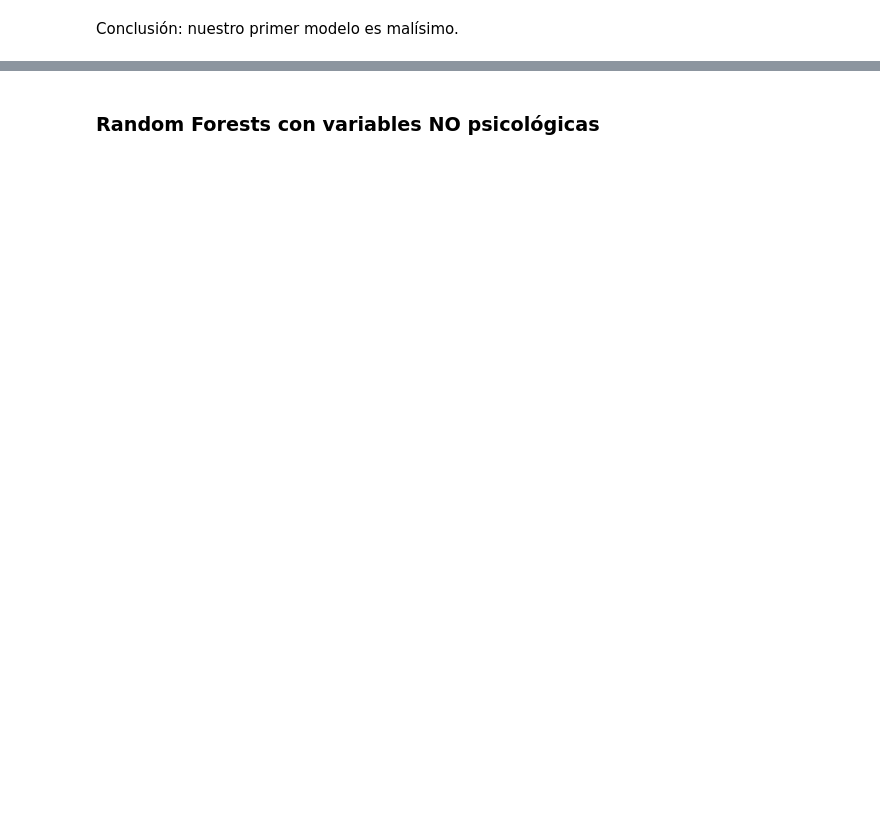
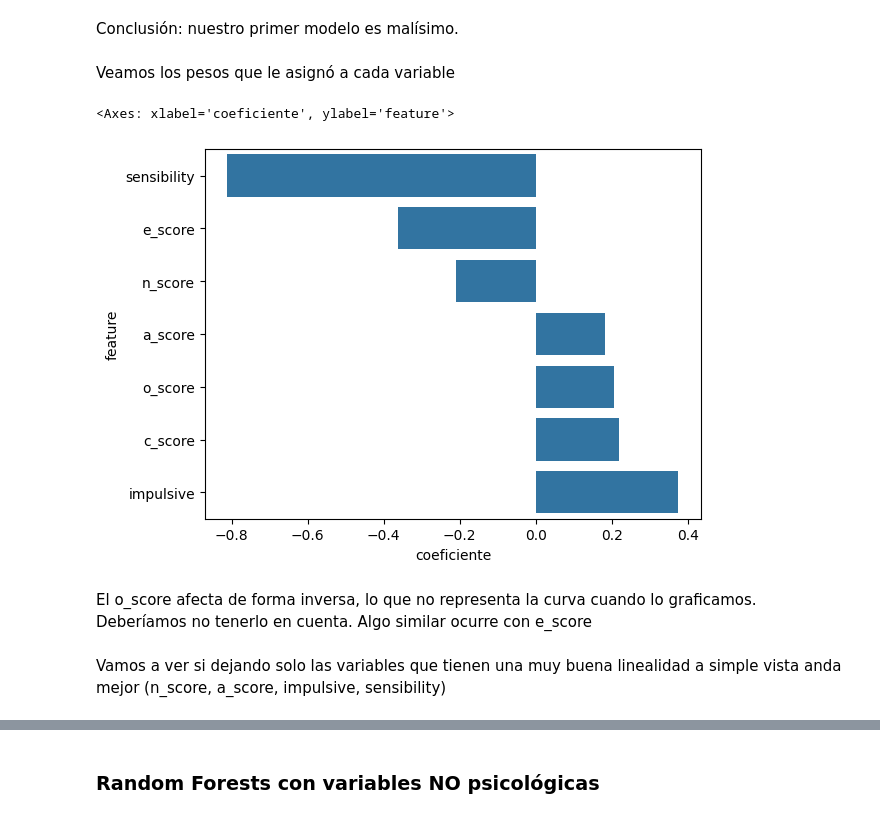
Before and after one commit to federicoFrancesconi/UCSE-2024-ML-TP1, a Jupyter notebook: tp1_EDA.ipynb, the cells around one changed output, grey strips where cells are left out. Saved outputs shown, nothing was run; the diff lists cells and outputs as text; code cells hidden in the pictures; blank space fills up the shorter version.

```diff
--- a/tp1_EDA.ipynb
+++ b/tp1_EDA.ipynb
@@ -1196,2 +1237,20 @@ evaluate_model(lr_model, title='LR con variables psicológicas')
 # %% [markdown]
 Conclusión: nuestro primer modelo es malísimo.
+# %% [markdown]
+Veamos los pesos que le asignó a cada variable
+# %%
+clf = lr_model.named_steps['classifier']
+
+df_importancia = pd.DataFrame({
+    'feature': lr_mapper.transformed_names_,
+    'coeficiente': clf.coef_[0],
+}).sort_values(by='coeficiente')
+
+sns.barplot(data=df_importancia, x='coeficiente', y='feature')
+# %% [output]
+<Axes: xlabel='coeficiente', ylabel='feature'>
+[figure, added]
+# %% [markdown]
+El o_score afecta de forma inversa, lo que no representa la curva cuando lo graficamos. Deberíamos no tenerlo en cuenta. Algo similar ocurre con e_score
+# %% [markdown]
+Vamos a ver si dejando solo las variables que tienen una muy buena linealidad a simple vista anda mejor (n_score, a_score, impulsive, sensibility)
```
Also changed, not shown: parts of 89 cells of this notebook.
